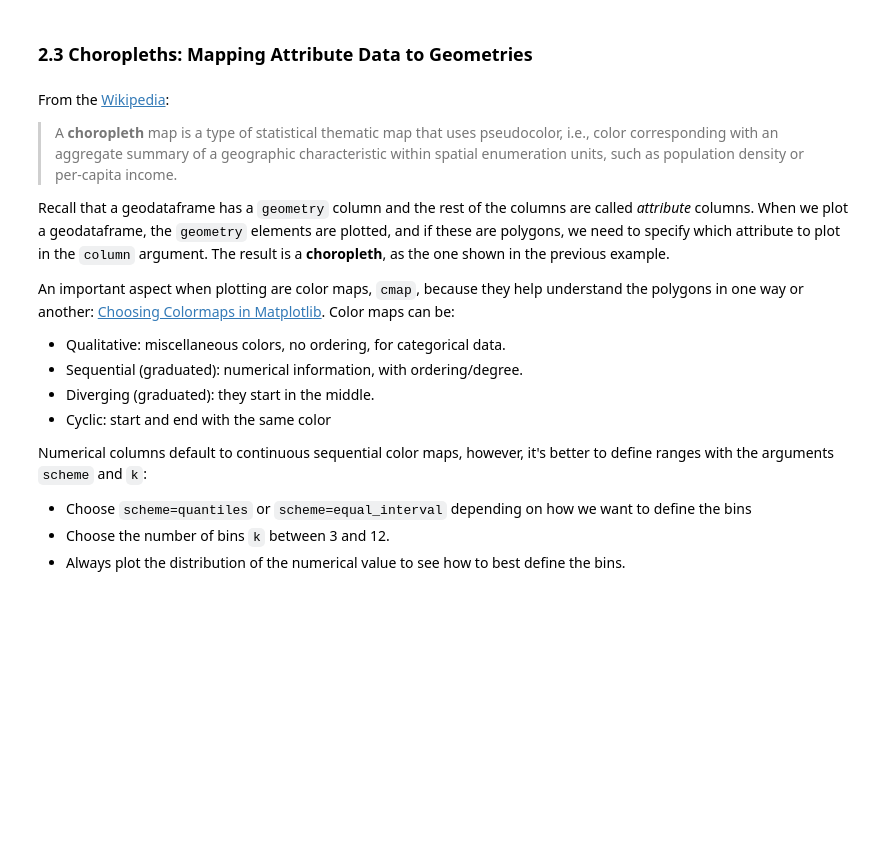
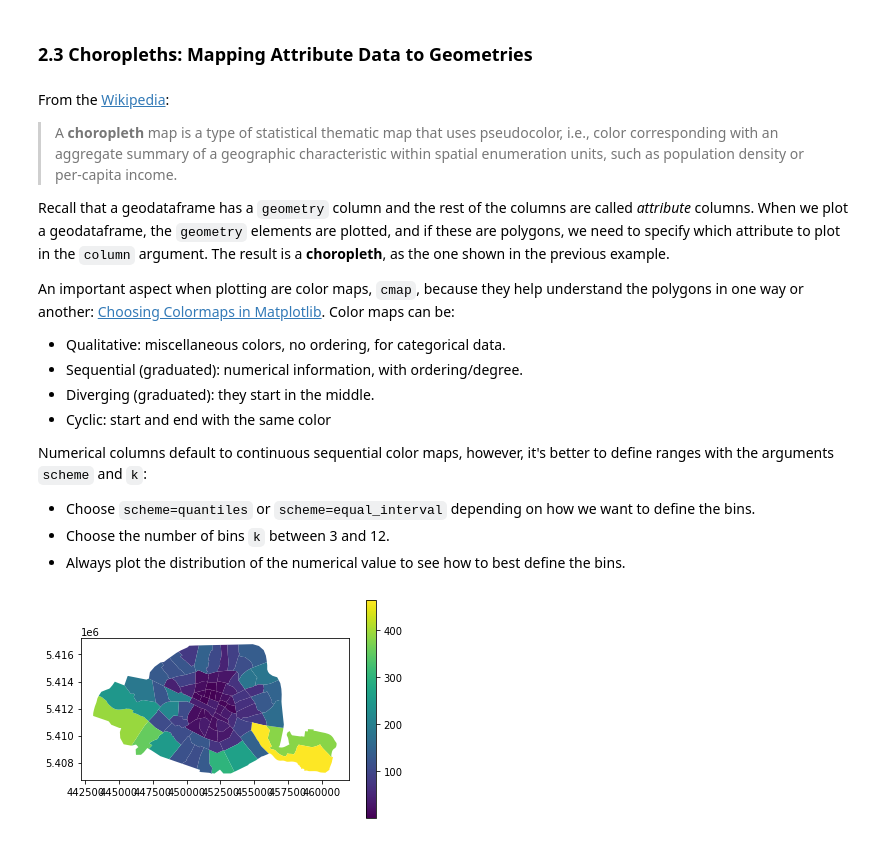
Before and after one commit to mxagar/space_exploration, a Jupyter notebook: geospatial_data_guide/lab/02_Spatial_Relationships.ipynb, the cells around one changed output. Drawn from its saved outputs; the diff is of its cells as text; code cells hidden in the pictures; blank space fills up the shorter version.

Commit message:
choropleth plotting

```diff
--- a/geospatial_data_guide/lab/02_Spatial_Relationships.ipynb
+++ b/geospatial_data_guide/lab/02_Spatial_Relationships.ipynb
@@ -275,6 +275,12 @@ An important aspect when plotting are color maps, `cmap`, because they help unde
 
 Numerical columns default to continuous sequential color maps, however, it's better to define ranges with the arguments `scheme` and `k`:
 
-- Choose `scheme=quantiles` or `scheme=equal_interval` depending on how we want to define the bins
+- Choose `scheme=quantiles` or `scheme=equal_interval` depending on how we want to define the bins.
 - Choose the number of bins `k` between 3 and 12.
 - Always plot the distribution of the numerical value to see how to best define the bins.
+# %%
+# Make a choropleth of the number of trees
+districts_trees.plot(column='n_trees', legend=True)
+plt.show()
+# %% [output]
+[figure, added]
```
Also changed, not shown: parts of 7 cells of this notebook, 1 other file.
